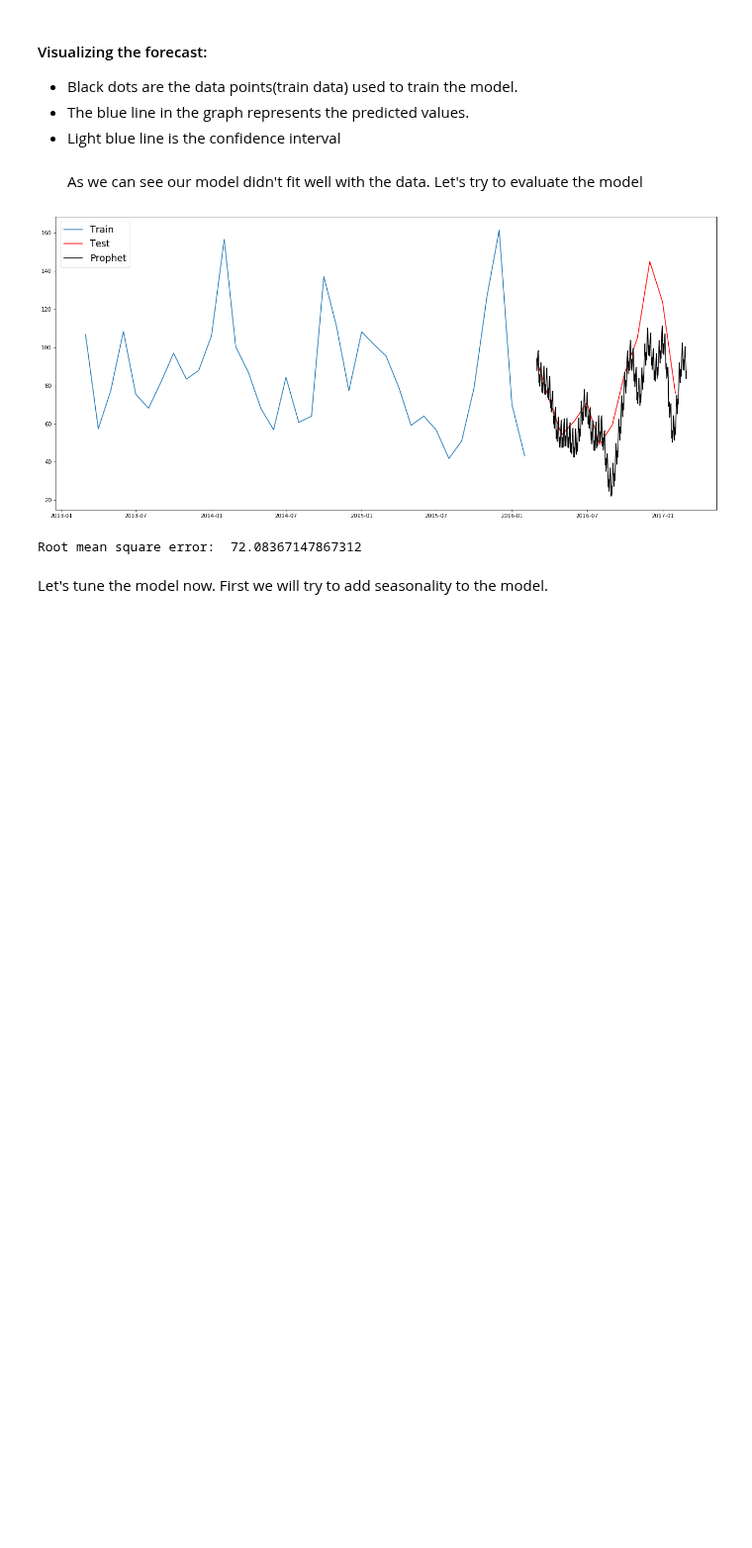
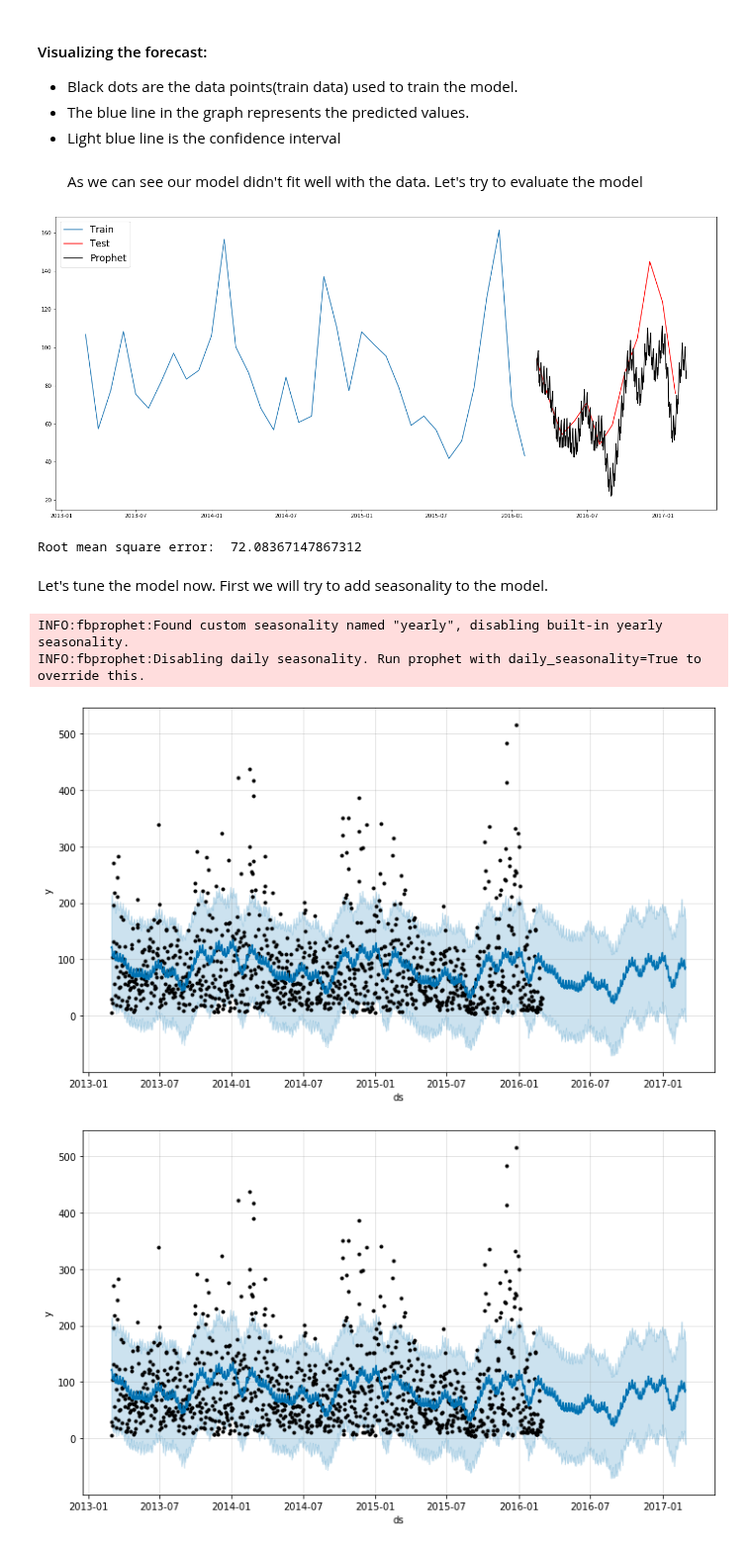
Before and after one commit to aishrock006/Capstone-Project, a Jupyter notebook: 3Data modeling with FBProphet.ipynb, the cells around one changed output. Shown at 99% size. Cells and saved outputs as stored; diff of their text form; code cells hidden in the pictures; blank space fills up the shorter version.

Commit message:
tune the Prophet model for seasonality

```diff
--- a/3Data modeling with FBProphet.ipynb
+++ b/3Data modeling with FBProphet.ipynb
@@ -133,3 +133,17 @@ print('Root mean square error: ',np.sqrt(mean_squared_error(forecast['yhat'][-te
 Root mean square error:  72.08367147867312
 # %% [markdown]
 Let's tune the model now. First we will try to add seasonality to the model.
+# %%
+# load model
+model = Prophet()
+# add yearly seasonality  Note: default fourier_order for yearly seasonality is 10
+model.add_seasonality(name='yearly', period=365, fourier_order=10)
+model.fit(train_PM25)
+future = model.make_future_dataframe(periods=365, freq = 'D')
+forecast = model.predict(future)
+model.plot(forecast)
+# %% [output]
+INFO:fbprophet:Found custom seasonality named "yearly", disabling built-in yearly seasonality.
+INFO:fbprophet:Disabling daily seasonality. Run prophet with daily_seasonality=True to override this.
+[figure, added]
+[figure, added]
```
Also changed, not shown: parts of 4 cells of this notebook.
